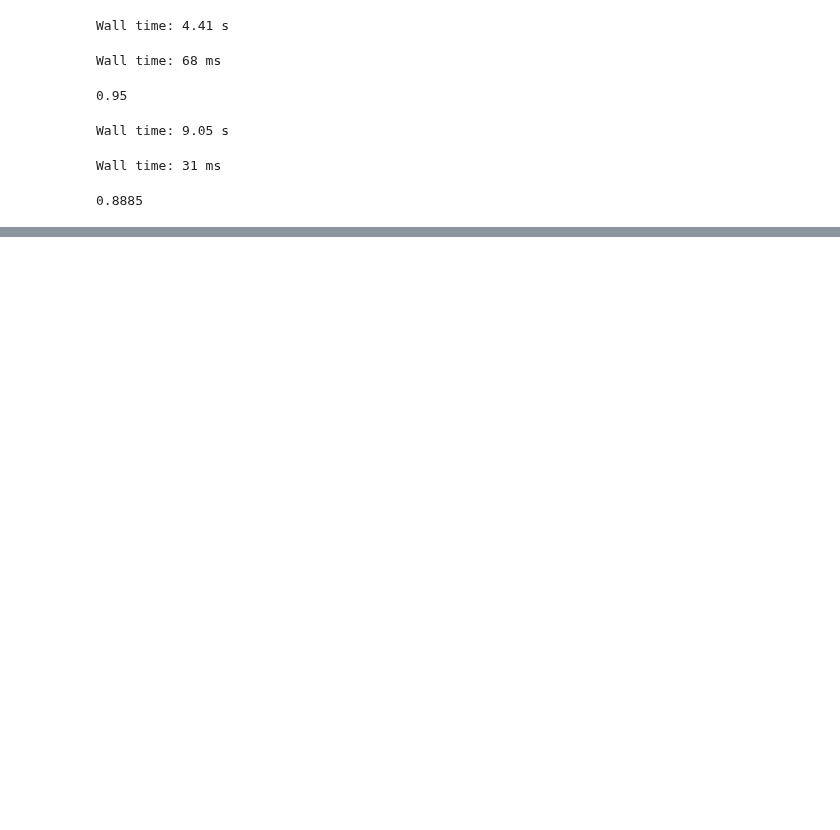
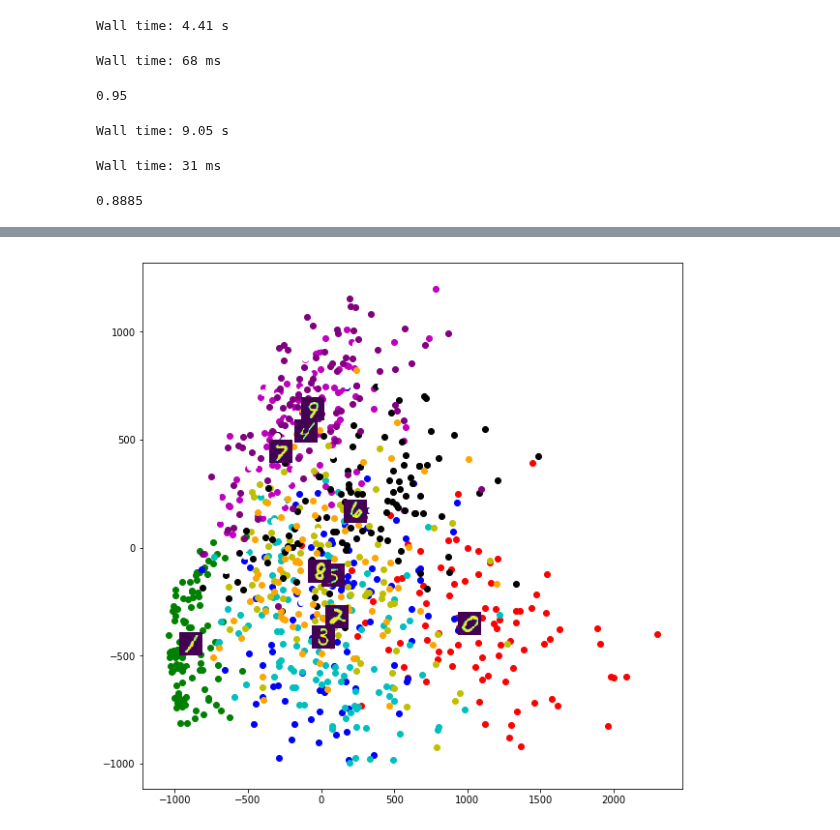
Before and after one commit to Okbps/handson-ml, a Jupyter notebook: jupyter/08-dim-reduction.ipynb, the cells around one changed output, grey strips where cells are left out. Saved outputs shown, nothing was run; the diff lists cells and outputs as text; code cells hidden in the pictures; blank space fills up the shorter version.

```diff
--- a/jupyter/08-dim-reduction.ipynb
+++ b/jupyter/08-dim-reduction.ipynb
@@ -239,0 +276,6 @@ Wall time: 31 ms
+# %%
+pca = PCA(n_components=2)
+X_embedded = pca.fit_transform(X_train[:1000])
+plot_embeddings(X_embedded, y_train[:1000])
+# %% [output]
+[figure, added]
```
Also changed, not shown: parts of 5 cells of this notebook, 1 other file.
